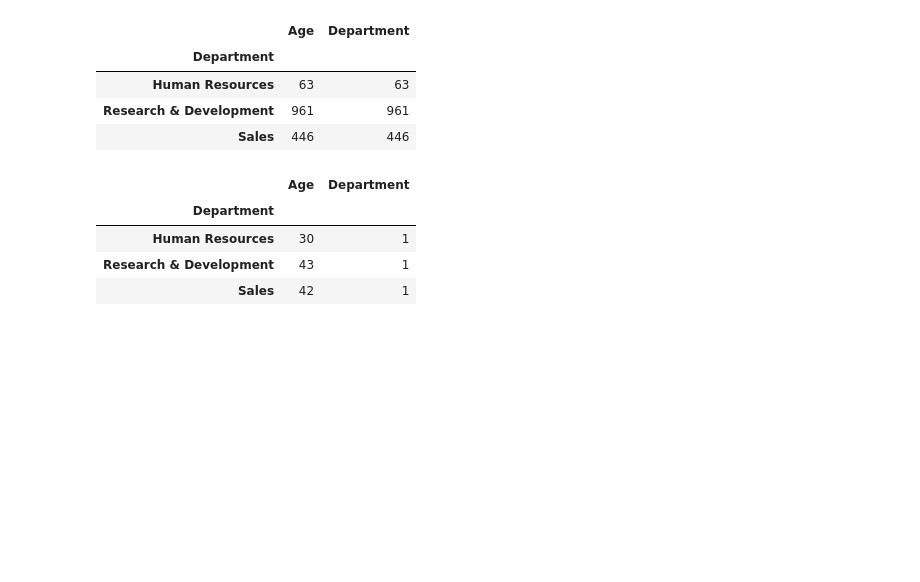
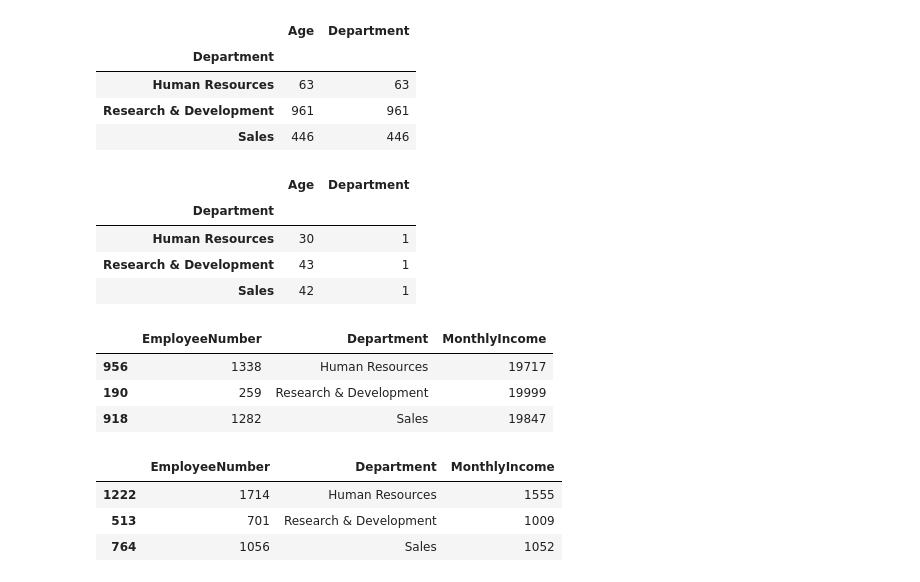
Before and after one commit to walidsharaar/Query-analysis, a Jupyter notebook: Query Analysis.ipynb, the cells around one changed output. Drawn from its saved outputs; the diff is of its cells as text; code cells hidden in the pictures; blank space fills up the shorter version.

```diff
--- a/Query Analysis.ipynb
+++ b/Query Analysis.ipynb
@@ -84,3 +84,22 @@ data[['Age','Department']].groupby(data['Department']).agg('nunique')
 | Human Resources | 30 | 1 |
 | Research & Development | 43 | 1 |
 | Sales | 42 | 1 |
+# %%
+# idxmax and idxmin function
+# number of employee which highest salary
+
+data.loc[data.groupby(data['Department'])['MonthlyIncome'].idxmax()][['EmployeeNumber','Department','MonthlyIncome']]
+# %% [output]
+|  | EmployeeNumber | Department | MonthlyIncome |
+| 956 | 1338 | Human Resources | 19717 |
+| 190 | 259 | Research & Development | 19999 |
+| 918 | 1282 | Sales | 19847 |
+# %%
+# employees with less amount of salary
+
+data.loc[data.groupby(data['Department'])['MonthlyIncome'].idxmin()][['EmployeeNumber','Department','MonthlyIncome']]
+# %% [output]
+|  | EmployeeNumber | Department | MonthlyIncome |
+| 1222 | 1714 | Human Resources | 1555 |
+| 513 | 701 | Research & Development | 1009 |
+| 764 | 1056 | Sales | 1052 |
```
Also changed, not shown: parts of 4 cells of this notebook.
